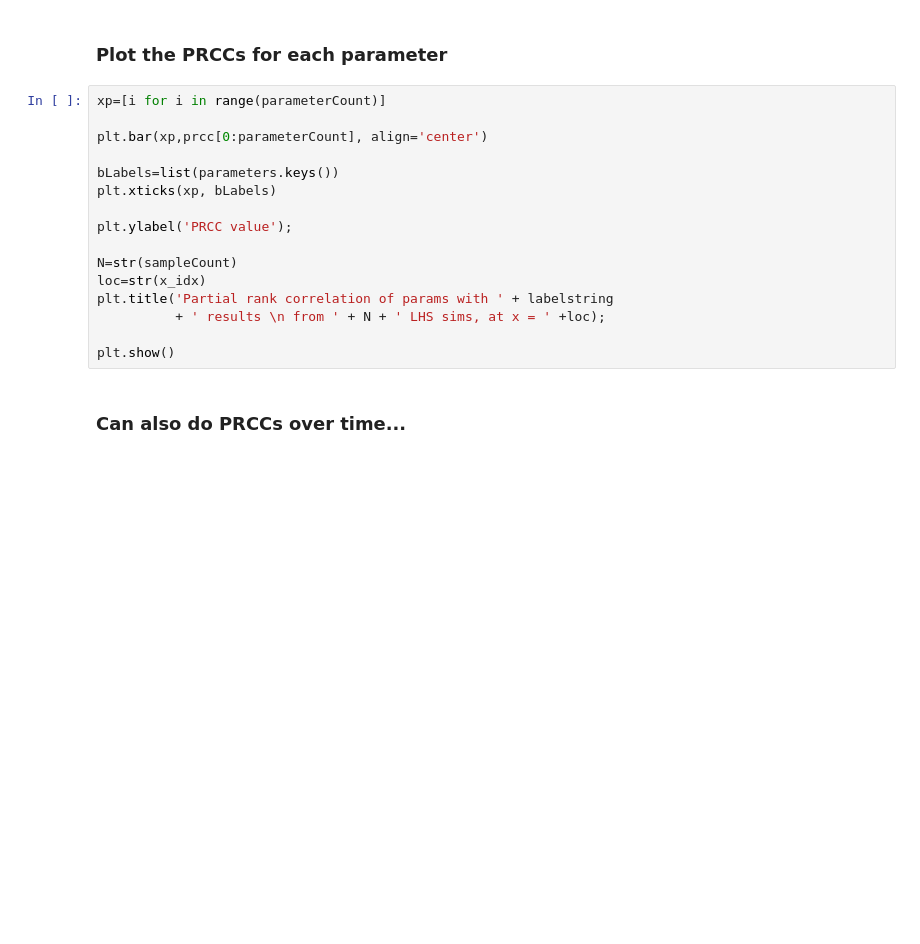
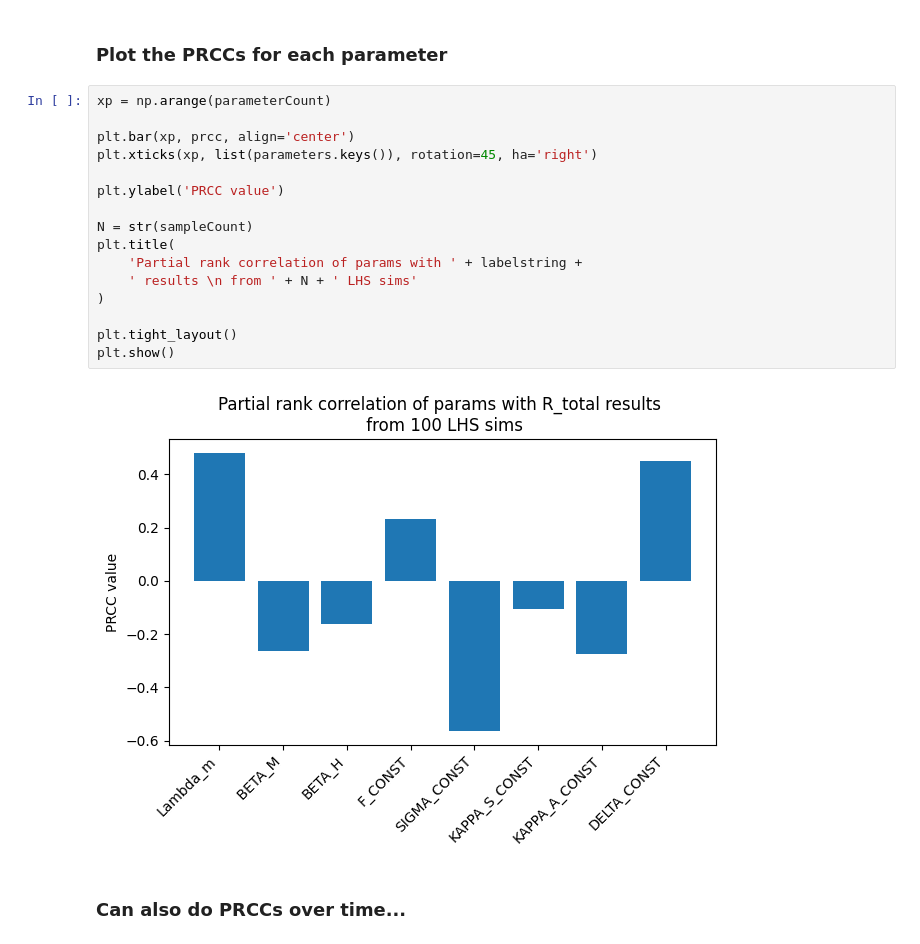
Before and after one commit to IhtishamHaq/EnKF_analysis, a Jupyter notebook: LHS_PRCC.ipynb, the cells around one changed output. Saved outputs shown, nothing was run; the diff lists cells and outputs as text; blank space fills up the shorter version.

```diff
--- a/LHS_PRCC.ipynb
+++ b/LHS_PRCC.ipynb
@@ -389,21 +446,23 @@ for w in range(parameterCount): # compute PRCC btwn each param & sim result
 # %% [markdown]
 ### Plot the PRCCs for each parameter
 # %%
-xp=[i for i in range(parameterCount)]
+xp = np.arange(parameterCount)
 
-plt.bar(xp,prcc[0:parameterCount], align='center')
+plt.bar(xp, prcc, align='center')
+plt.xticks(xp, list(parameters.keys()), rotation=45, ha='right')
 
-bLabels=list(parameters.keys())
-plt.xticks(xp, bLabels)
+plt.ylabel('PRCC value')
 
-plt.ylabel('PRCC value');
+N = str(sampleCount)
+plt.title(
+    'Partial rank correlation of params with ' + labelstring +
+    ' results \n from ' + N + ' LHS sims'
+)
 
-N=str(sampleCount)
-loc=str(x_idx)
-plt.title('Partial rank correlation of params with ' + labelstring
-          + ' results \n from ' + N + ' LHS sims, at x = ' +loc);
-
+plt.tight_layout()
 plt.show()
+# %% [output]
+[figure, added]
 # %% [markdown]
 ### Can also do PRCCs over time...
 # %%
```
Also changed, not shown: parts of 12 cells of this notebook.
